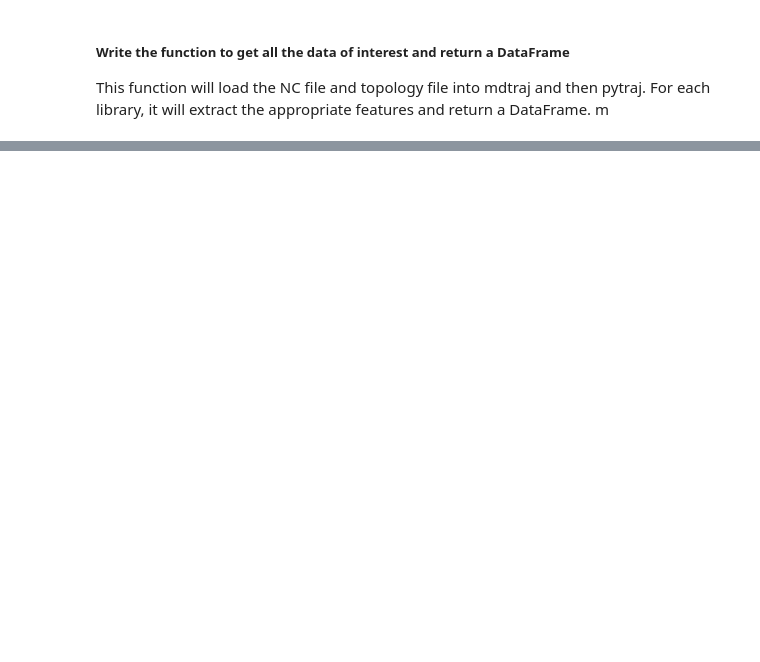
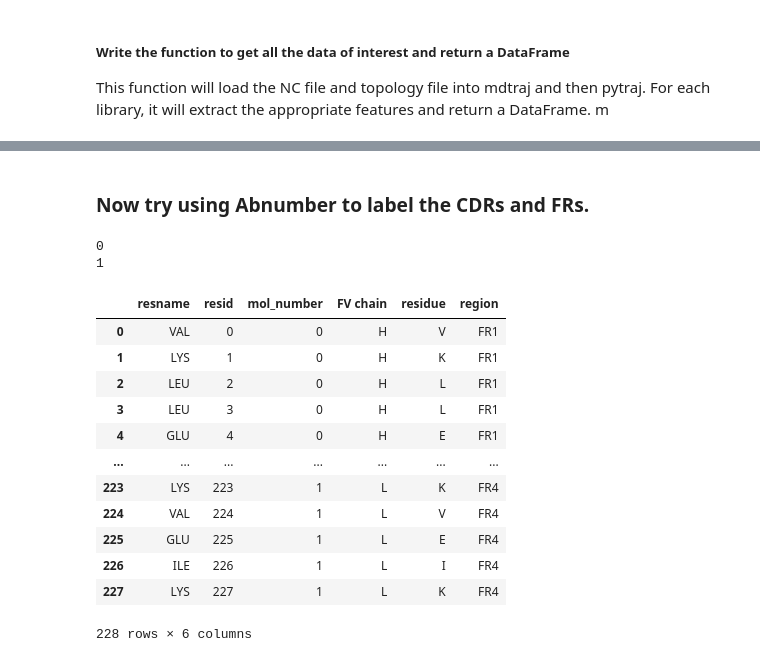
Before and after one commit to ChrisVir/vir_md_analysis, a Jupyter notebook: notebooks/development/2.0-06-18-2025_TestingWithNCfile.ipynb, the cells around one changed output, grey strips where cells are left out. Drawn from its saved outputs; the diff is of its cells as text; code cells hidden in the pictures; blank space fills up the shorter version.

Commit message:
added new section on for getting regions of proteins in trajectory.

```diff
--- a/notebooks/development/2.0-06-18-2025_TestingWithNCfile.ipynb
+++ b/notebooks/development/2.0-06-18-2025_TestingWithNCfile.ipynb
@@ -147,0 +344,2 @@ def extract_features(trajectory_file: Path | str,
+# %% [markdown]
+### Now try using Abnumber to label the CDRs and FRs.
@@ -147,0 +420,19 @@ def extract_features(trajectory_file: Path | str,
+# %%
+test = label_chains(pt_traj)
+test
+# %% [output]
+0
+1
+|  | resname | resid | mol_number | FV chain | residue | region |
+| 0 | VAL | 0 | 0 | H | V | FR1 |
+| 1 | LYS | 1 | 0 | H | K | FR1 |
+| 2 | LEU | 2 | 0 | H | L | FR1 |
+| 3 | LEU | 3 | 0 | H | L | FR1 |
+| 4 | GLU | 4 | 0 | H | E | FR1 |
+| ... | ... | ... | ... | ... | ... | ... |
+| 223 | LYS | 223 | 1 | L | K | FR4 |
+| 224 | VAL | 224 | 1 | L | V | FR4 |
+| 225 | GLU | 225 | 1 | L | E | FR4 |
+| 226 | ILE | 226 | 1 | L | I | FR4 |
+| 227 | LYS | 227 | 1 | L | K | FR4 |
+228 rows × 6 columns
```
Also changed, not shown: parts of 25 cells of this notebook.
